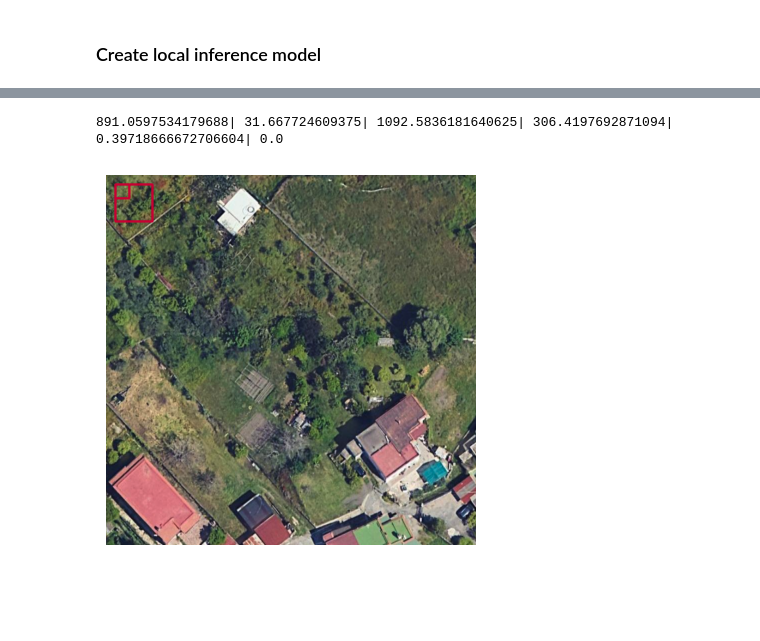
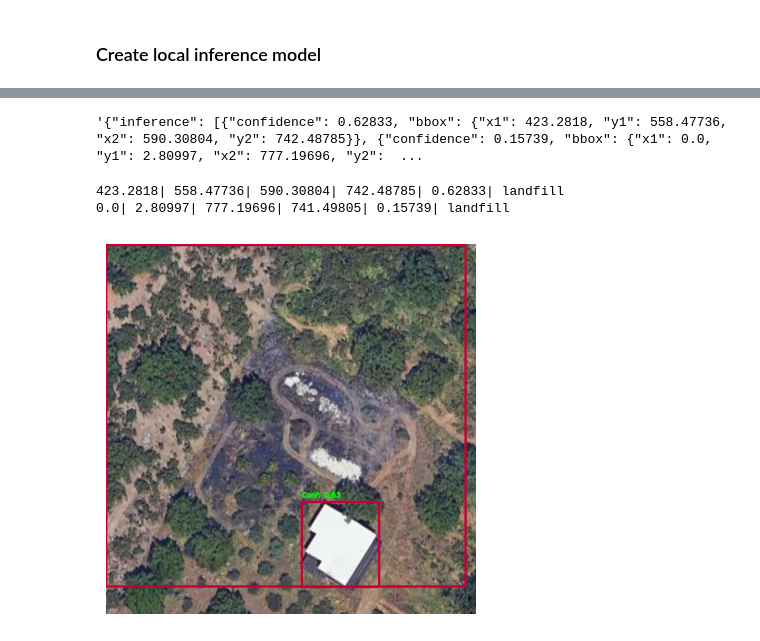
Before and after one commit to aka-somix/earth-overwatch, a Jupyter notebook: scripts/notebooks/landfill_local_inference.ipynb, the cells around one changed output, grey strips where cells are left out. Cells and saved outputs as stored; diff of their text form; code cells hidden in the pictures; blank space fills up the shorter version.

Commit message:
:zap: (mlpipe/aimodels) better inference code for yolo models

```diff
--- a/scripts/notebooks/landfill_local_inference.ipynb
+++ b/scripts/notebooks/landfill_local_inference.ipynb
@@ -44,9 +28,10 @@ ENDPOINT_NAME = "scrnts-dev-landfill-yolo-endpoint"
 import base64
 import cv2
 from matplotlib import pyplot as plt
+import numpy as np
 
 
-img_name = "inference-1.png"
+img_name = "inference-3.png"
 image_base64 = None
 
 # Open image as base64
@@ -54,8 +39,14 @@ image_path = os.path.join(DATA_PATH, img_name)
 with open(image_path, "rb") as image_file:
     image_base64 = base64.b64encode(image_file.read()).decode("utf-8")
 
-image_cv2 = cv2.imread(image_path)
+# image_cv2 = cv2.imread(image_path)
+# image_cv2_rgb = cv2.cvtColor(image_cv2, cv2.COLOR_BGR2RGB)
+
+jpg_original = base64.b64decode(image_base64)
+jpg_as_np = np.frombuffer(jpg_original, dtype=np.uint8)
+image_cv2 = cv2.imdecode(jpg_as_np, flags=-1)
 image_cv2_rgb = cv2.cvtColor(image_cv2, cv2.COLOR_BGR2RGB)
-plt.imshow(image_cv2_rgb)
+
+plt.imshow(image_cv2)
 plt.show()
 # %% [output]
@@ -68,6 +59,7 @@ import torch
 from ultralytics import YOLO
 
 model = YOLO(model='.in/2025-02-10.pt', task='predict')
+# model = YOLO(model='.in/yolo11m.pt', task='predict')
 
-result = model(image_cv2_rgb)
+inference = model.predict(image_cv2_rgb, conf=0.15)
 # %% [output]
@@ -100,27 +68,44 @@ speed: {'preprocess': 4.414081573486328, 'inference': 180.91416358947754, 'postp
+# %%
+import json
+
+infer = {"inference": []}
+for res in inference:
+    res_dict = json.loads(res.to_json())
+    for res_item in res_dict:
+        infer["inference"].append(
+            {"confidence": res_item["confidence"], "bbox": res_item["box"]}
+        )
+
+json.dumps(infer)
+# %% [output]
+'{"inference": [{"confidence": 0.62833, "bbox": {"x1": 423.2818, "y1": 558.47736, "x2": 590.30804, "y2": 742.48785}}, {"confidence": 0.15739, "bbox": {"x1": 0.0, "y1": 2.80997, "x2": 777.19696, "y2":  ...
 # %%
 import copy
 
 # Define a temp image to be modified
 temp_image = copy.deepcopy(image_cv2_rgb)
 
-boxes = result['boxes']
-for box in boxes:
-    x1, y1, x2, y2, conf, cls = box
-    print("| ".join([str(x1), str(y1), str(x2), str(y2), str(conf), str(cls)]))
-    cv2.rectangle(temp_image, (int(x1), int(y1)), (int(x2), int(y2)), (200, 0, 50), 3)
+for inf in infer["inference"]:
+    box = inf["bbox"]
+
+    conf = inf["confidence"]
+    cls = "landfill"
+    print("| ".join([str(box["x1"]), str(box["y1"]), str(box["x2"]), str(box["y2"]), str(conf), str(cls)]))
+    cv2.rectangle(temp_image, (int(box["x1"]), int(box["y1"])), (int(box["x2"]), int(box["y2"])), (200, 0, 50), 3)
     label = f"Conf: {conf:.2f}"
     cv2.putText(
         temp_image,
         label,
-        (int(x1), int(y1) - 10),
+        (int(box["x1"]), int(box["y1"]) - 10),
         cv2.FONT_HERSHEY_SIMPLEX,
         0.5,
         (0, 255, 0),
         2,
     )
 plt.imshow(temp_image)
 plt.axis("off")
 plt.show()
 # %% [output]
-891.0597534179688| 31.667724609375| 1092.5836181640625| 306.4197692871094| 0.39718666672706604| 0.0
+423.2818| 558.47736| 590.30804| 742.48785| 0.62833| landfill
+0.0| 2.80997| 777.19696| 741.49805| 0.15739| landfill
-[figure, old version]
+[figure, new version]
```
Also changed, not shown: parts of 4 cells of this notebook, 4 other files.
